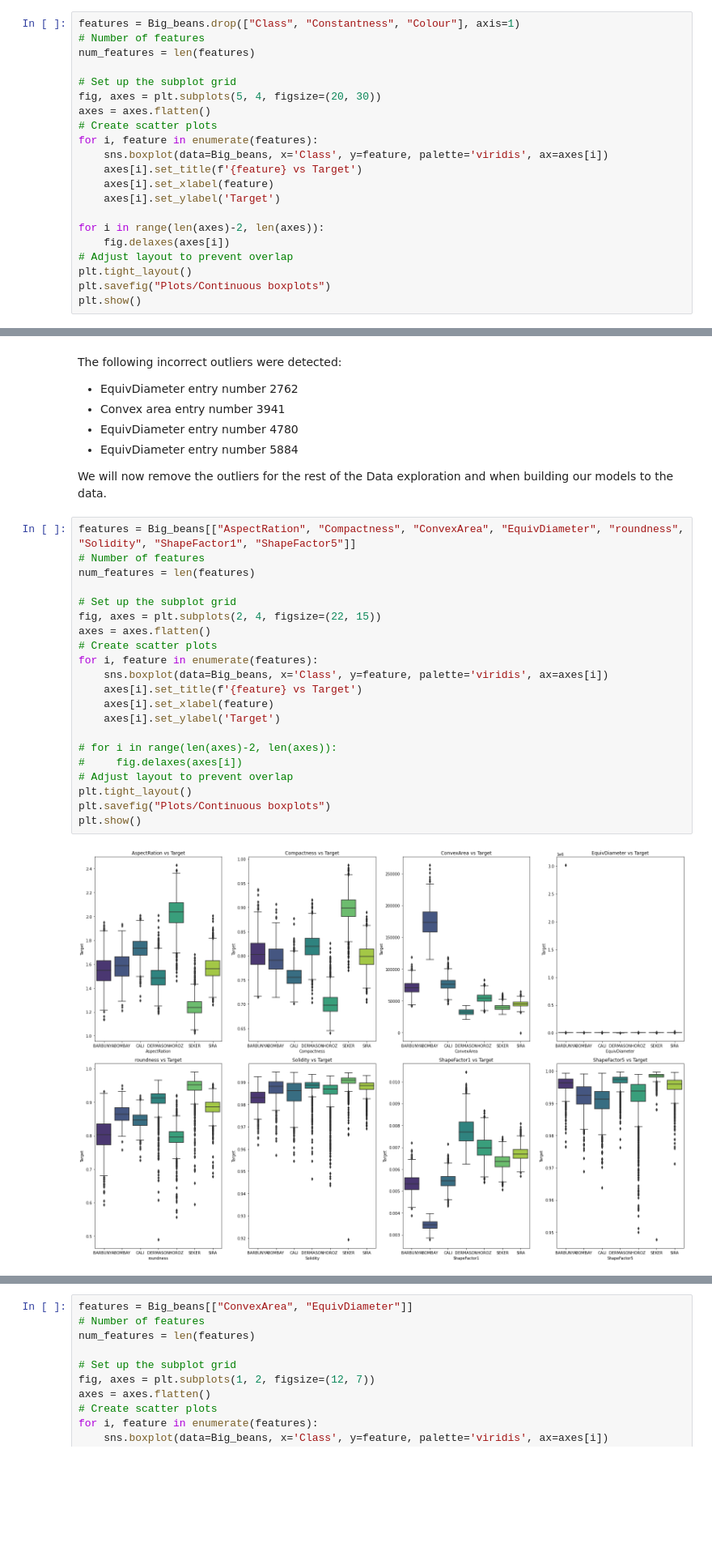
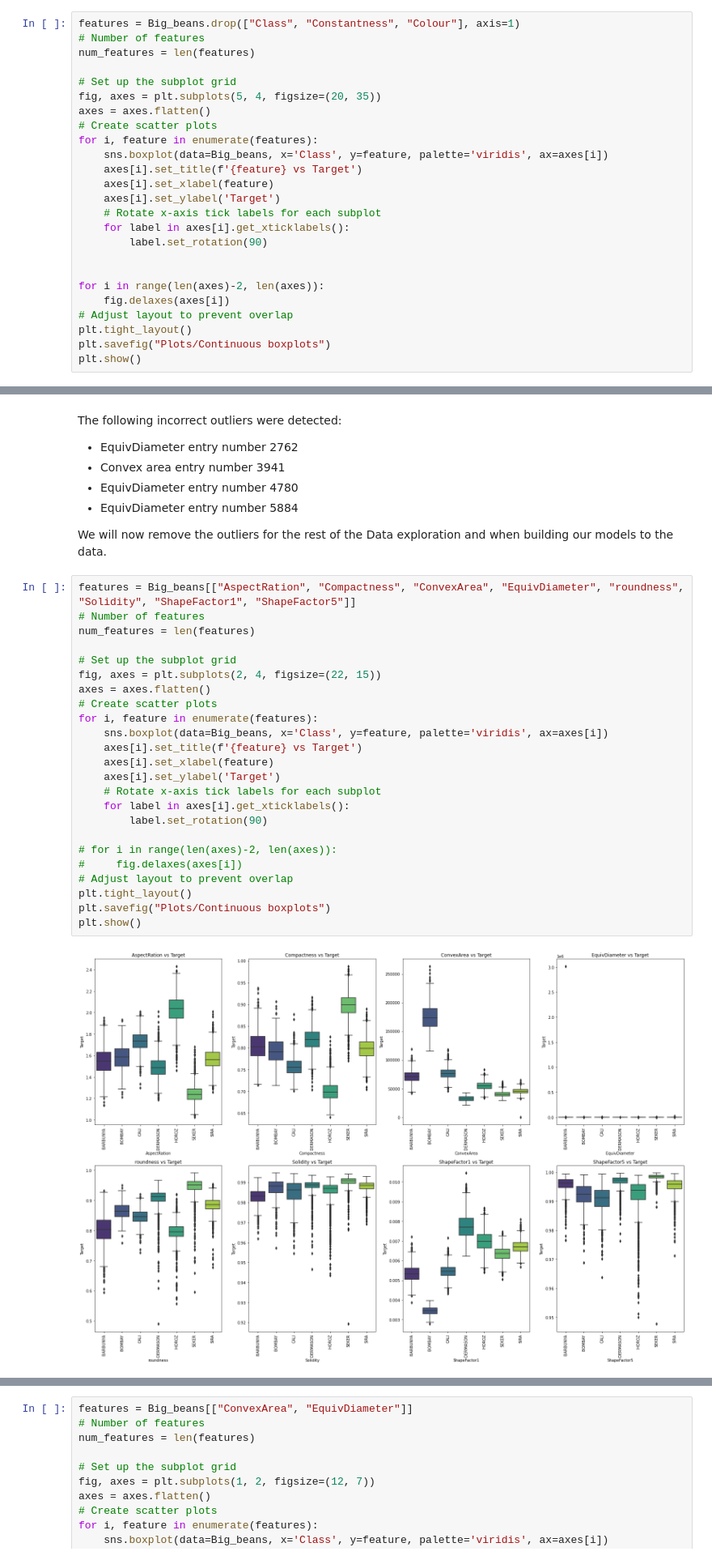
Before and after one commit to AndrevdM02/ML441Assignments, a Jupyter notebook: Assignment1/EDA.ipynb, the cells around one changed output, grey strips where cells are left out. Shown at 81% size. Saved outputs shown, nothing was run; the diff lists cells and outputs as text; blank space fills up the shorter version.

```diff
--- a/Assignment1/EDA.ipynb
+++ b/Assignment1/EDA.ipynb
@@ -255,7 +258,7 @@ features = Big_beans.drop(["Class", "Constantness", "Colour"], axis=1)
 num_features = len(features)
 
 # Set up the subplot grid
-fig, axes = plt.subplots(5, 4, figsize=(20, 30))
+fig, axes = plt.subplots(5, 4, figsize=(20, 35))
 axes = axes.flatten()
 # Create scatter plots
 for i, feature in enumerate(features):
@@ -263,6 +266,10 @@ for i, feature in enumerate(features):
     axes[i].set_title(f'{feature} vs Target')
     axes[i].set_xlabel(feature)
     axes[i].set_ylabel('Target')
+    # Rotate x-axis tick labels for each subplot
+    for label in axes[i].get_xticklabels():
+        label.set_rotation(90)
+
 
 for i in range(len(axes)-2, len(axes)):
     fig.delaxes(axes[i])
@@ -373,23 +380,26 @@ We will now remove the outliers for the rest of the Data exploration and when bu
 # %%
 features = Big_beans[["AspectRation", "Compactness", "ConvexArea", "EquivDiameter", "roundness", "Solidity", "ShapeFactor1", "ShapeFactor5"]]
 # Number of features
 num_features = len(features)
 
 # Set up the subplot grid
 fig, axes = plt.subplots(2, 4, figsize=(22, 15))
 axes = axes.flatten()
 # Create scatter plots
 for i, feature in enumerate(features):
     sns.boxplot(data=Big_beans, x='Class', y=feature, palette='viridis', ax=axes[i])
     axes[i].set_title(f'{feature} vs Target')
     axes[i].set_xlabel(feature)
     axes[i].set_ylabel('Target')
+    # Rotate x-axis tick labels for each subplot
+    for label in axes[i].get_xticklabels():
+        label.set_rotation(90)
 
 # for i in range(len(axes)-2, len(axes)):
 #     fig.delaxes(axes[i])
 # Adjust layout to prevent overlap
 plt.tight_layout()
 plt.savefig("Plots/Continuous boxplots")
 plt.show()
 # %% [output]
-[figure, old version]
+[figure, new version]
```
Also changed, not shown: parts of 13 cells of this notebook, 11 other files.
